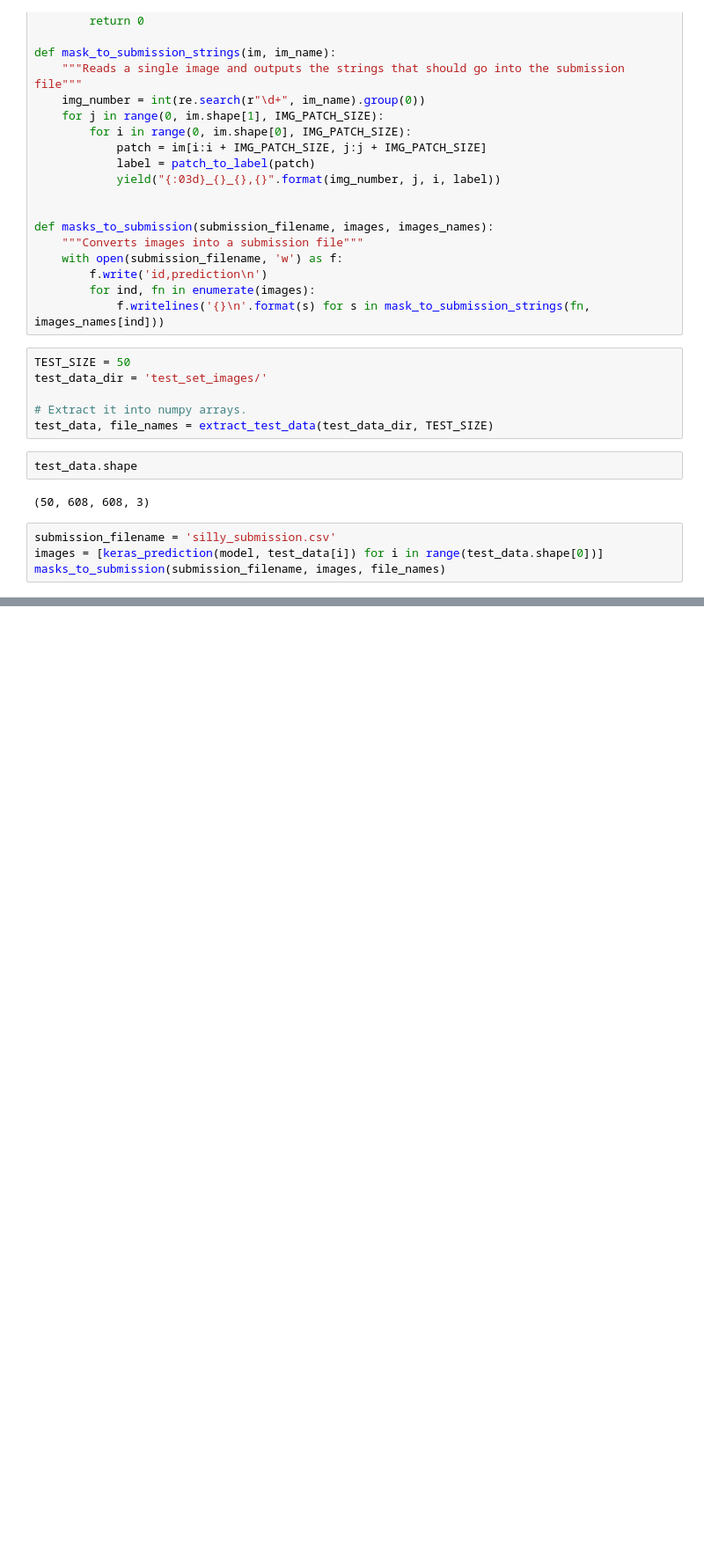
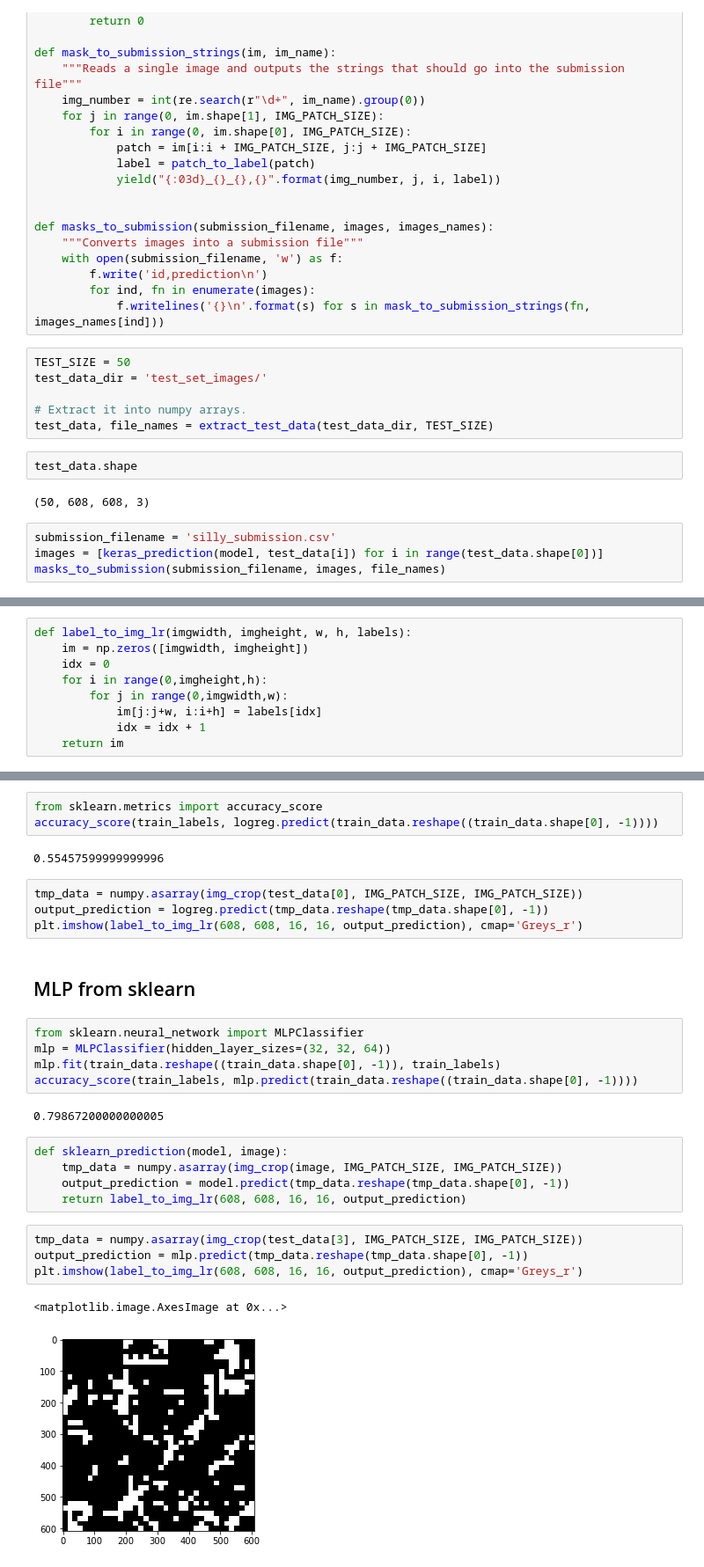
Before and after one commit to ntalabot/EPFML_Project2, a Jupyter notebook: Keras_pg.ipynb, the cells around one changed output, grey strips where cells are left out. Shown at 88% size. Saved outputs shown, nothing was run; the diff lists cells and outputs as text; blank space fills up the shorter version.

```diff
--- a/Keras_pg.ipynb
+++ b/Keras_pg.ipynb
@@ -395,0 +460,9 @@ masks_to_submission(submission_filename, images, file_names)
+# %%
+def label_to_img_lr(imgwidth, imgheight, w, h, labels):
+    im = np.zeros([imgwidth, imgheight])
+    idx = 0
+    for i in range(0,imgheight,h):
+        for j in range(0,imgwidth,w):
+            im[j:j+w, i:i+h] = labels[idx]
+            idx = idx + 1
+    return im
@@ -395,0 +480,30 @@ masks_to_submission(submission_filename, images, file_names)
+# %%
+from sklearn.metrics import accuracy_score
+accuracy_score(train_labels, logreg.predict(train_data.reshape((train_data.shape[0], -1))))
+# %% [output]
+0.55457599999999996
+# %%
+tmp_data = numpy.asarray(img_crop(test_data[0], IMG_PATCH_SIZE, IMG_PATCH_SIZE))
+output_prediction = logreg.predict(tmp_data.reshape(tmp_data.shape[0], -1))
+plt.imshow(label_to_img_lr(608, 608, 16, 16, output_prediction), cmap='Greys_r')
+# %% [markdown]
+## MLP from sklearn
+# %%
+from sklearn.neural_network import MLPClassifier
+mlp = MLPClassifier(hidden_layer_sizes=(32, 32, 64))
+mlp.fit(train_data.reshape((train_data.shape[0], -1)), train_labels)
+accuracy_score(train_labels, mlp.predict(train_data.reshape((train_data.shape[0], -1))))
+# %% [output]
+0.79867200000000005
+# %%
+def sklearn_prediction(model, image):
+    tmp_data = numpy.asarray(img_crop(image, IMG_PATCH_SIZE, IMG_PATCH_SIZE))
+    output_prediction = model.predict(tmp_data.reshape(tmp_data.shape[0], -1))
+    return label_to_img_lr(608, 608, 16, 16, output_prediction)
+# %%
+tmp_data = numpy.asarray(img_crop(test_data[3], IMG_PATCH_SIZE, IMG_PATCH_SIZE))
+output_prediction = mlp.predict(tmp_data.reshape(tmp_data.shape[0], -1))
+plt.imshow(label_to_img_lr(608, 608, 16, 16, output_prediction), cmap='Greys_r')
+# %% [output]
+<matplotlib.image.AxesImage at 0x...>
+[figure, added]
```
Also changed, not shown: parts of 19 cells of this notebook.
